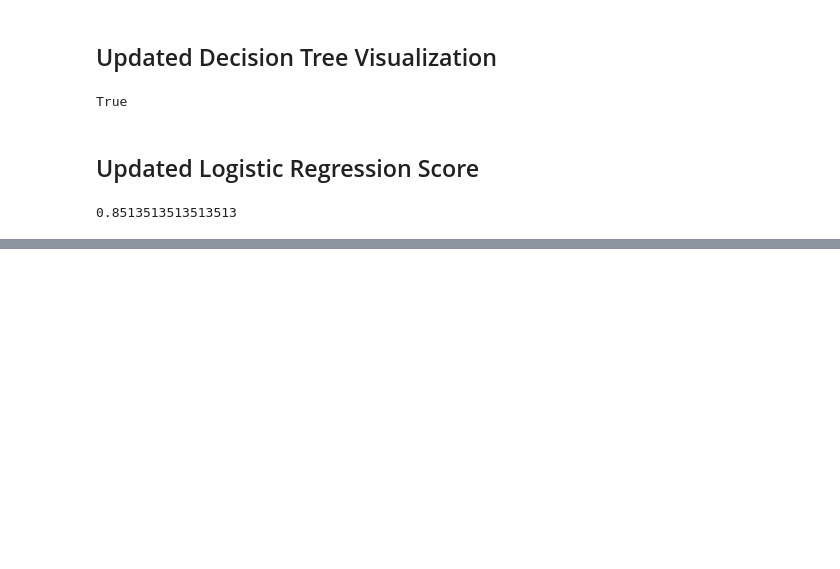
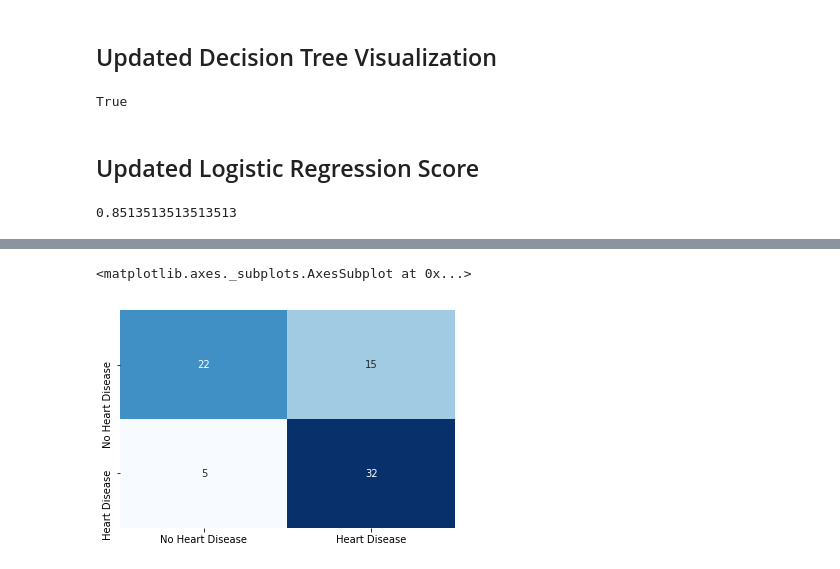
Before and after one commit to ljsauer/LaunchCode, a Jupyter notebook: Final Project - Model/Heart_Disease_Model.ipynb, the cells around one changed output, grey strips where cells are left out. Cells and saved outputs as stored; diff of their text form; code cells hidden in the pictures; blank space fills up the shorter version.

```diff
--- a/Final Project - Model/Heart_Disease_Model.ipynb
+++ b/Final Project - Model/Heart_Disease_Model.ipynb
@@ -212,3 +212,27 @@ logreg.fit(X_train, y_train)
 logreg.score(X_test, y_test)
 # %% [output]
 0.8513513513513513
+# %%
+# Train Multiclass Classifier
+from sklearn.preprocessing import StandardScaler
+from sklearn.metrics import classification_report
+
+features = heart.drop(columns='heart_disease')
+target = heart.heart_disease
+class_names = heart.columns.values.tolist()
+
+# Standardize features
+scaler = StandardScaler()
+features_standardized = scaler.fit_transform(features)
+
+# Create training and test sets
+X_train, X_test, y_train, y_test = train_test_split(features_standardized, target, random_state=1)
+
+# Create one-vs-rest logistic regression object
+logistic_regression = LogisticRegression(random_state=0, multi_class="ovr")
+
+# Train model
+model = logistic_regression.fit(X_train, y_train)
+pred = model.predict(X_test)
+
+print(classification_report(y_test, pred, target_names=['No Heart Disease', 'Heart Disease']))
@@ -214,0 +248,13 @@ logreg.score(X_test, y_test)
+# %%
+# Visualize performance with confusion matrix
+from sklearn.metrics import confusion_matrix
+y_pred = logistic_regression.fit(X_train, y_train).predict(X_test)
+
+matrix = confusion_matrix(y_test, y_pred)
+
+df = pd.DataFrame(matrix, index=['No Heart Disease', 'Heart Disease'], columns=['No Heart Disease', 'Heart Disease'])
+
+sns.heatmap(df, annot=True, cbar=None, cmap="Blues")
+# %% [output]
+<matplotlib.axes._subplots.AxesSubplot at 0x...>
+[figure, added]
```
Also changed, not shown: parts of 2 cells of this notebook.
